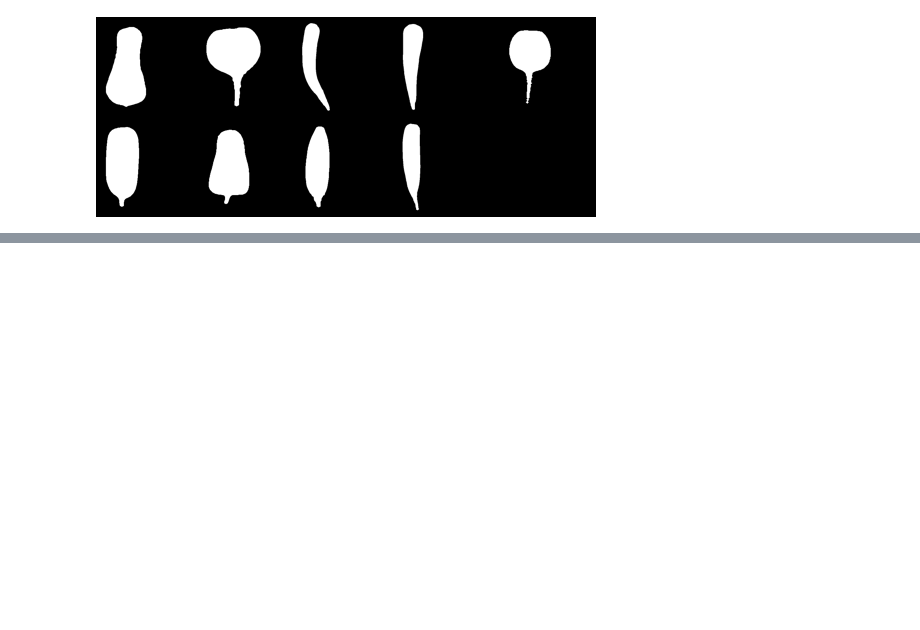
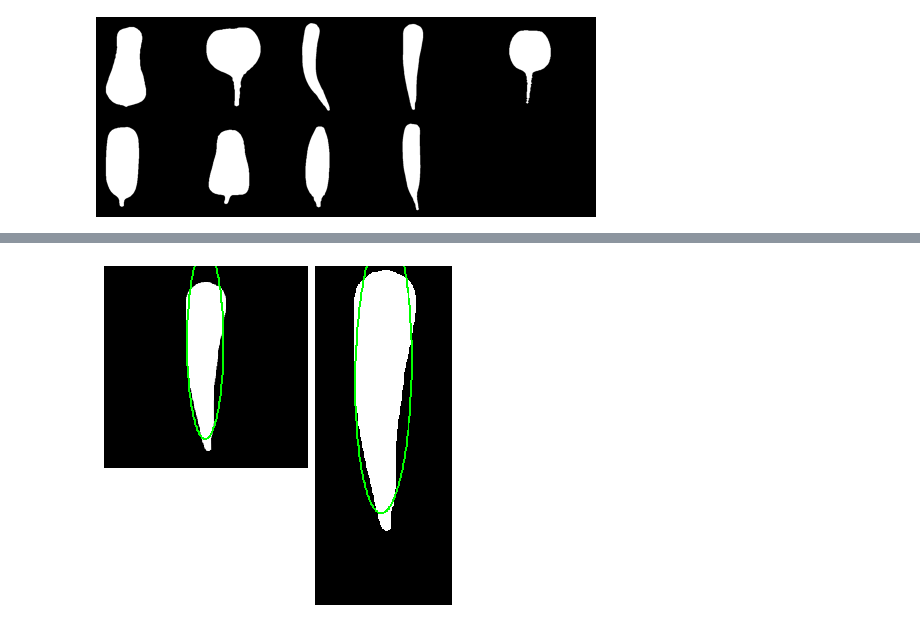
Before and after one commit to iciromaco/RadiShLab, a Jupyter notebook: S4_実験用シルエット画像データの生成.ipynb, the cells around one changed output, grey strips where cells are left out. Cells and saved outputs as stored; diff of their text form; code cells hidden in the pictures; blank space fills up the shorter version.

```diff
--- a/S4_実験用シルエット画像データの生成.ipynb
+++ b/S4_実験用シルエット画像データの生成.ipynb
@@ -162,0 +275,4 @@ rd.makethumbnail(aOutput_SilF)
+# %%
+resultplot2(3)
+# %% [output]
+[figure, added]
```
Also changed, not shown: parts of 18 cells of this notebook, 17 other files.
